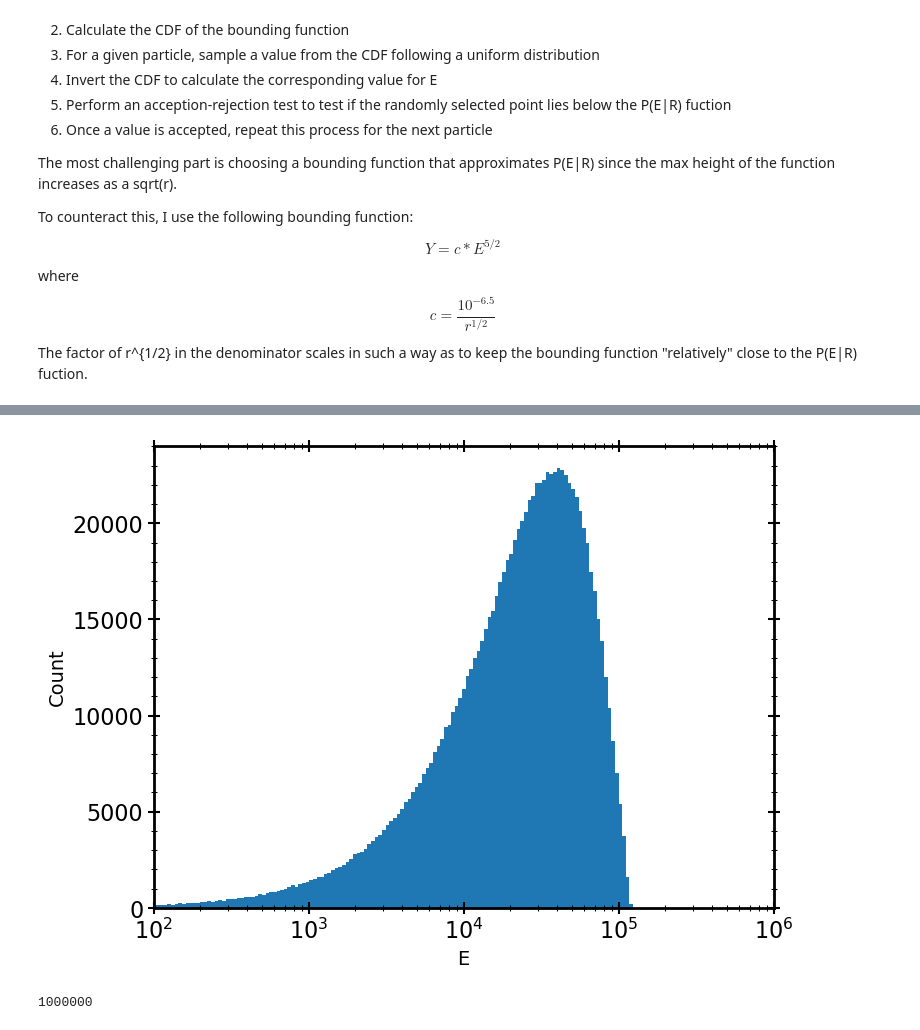
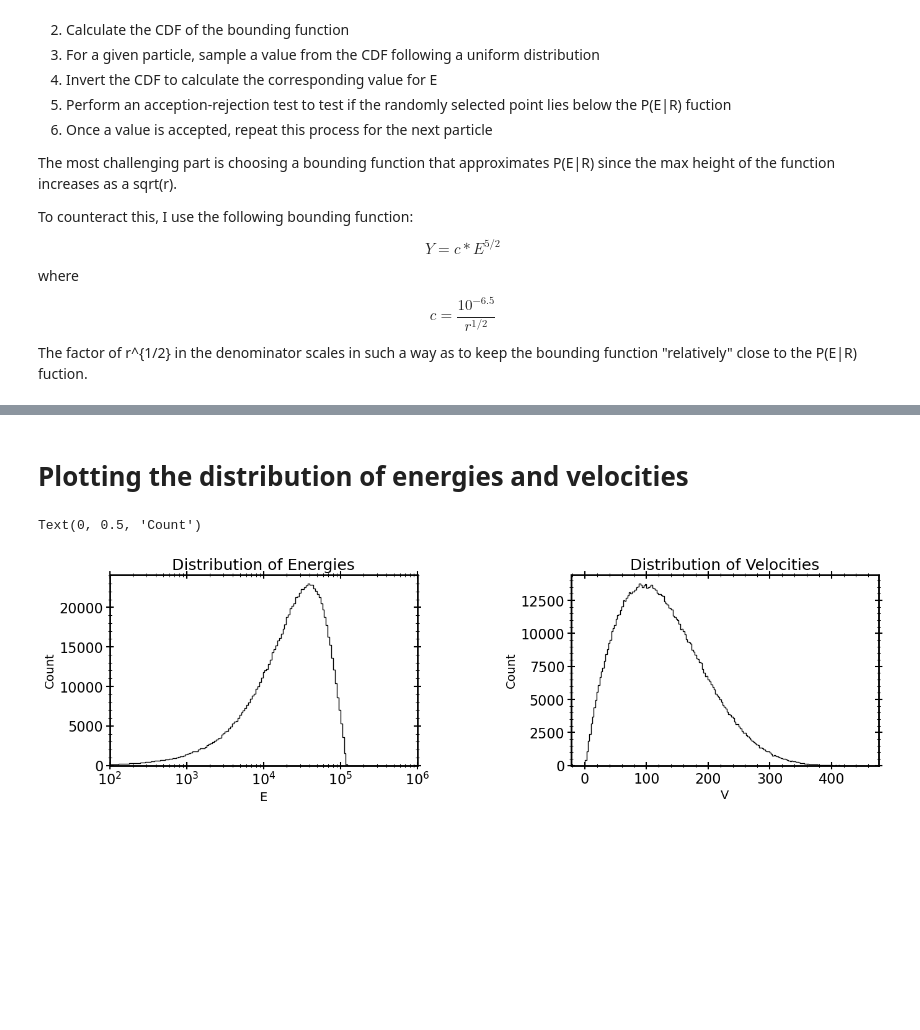
Before and after one commit to carlosajurado/AST384C-Computational-Astrophysics, a Jupyter notebook: HW1.ipynb, the cells around one changed output, grey strips where cells are left out. Saved outputs shown, nothing was run; the diff lists cells and outputs as text; code cells hidden in the pictures; blank space fills up the shorter version.

```diff
--- a/HW1.ipynb
+++ b/HW1.ipynb
@@ -521,14 +527,26 @@ Processed particle 900000, Time elapsed for this iteration: 0.00020 seconds
-# %%
-binning = np.logspace(0, np.log(max(E_sampled)), num=500)
-plt.hist(E_sampled, bins=binning)
-
-plt.xlim(10**2, 10**6)
-plt.xlabel('E')
-plt.ylabel('Count')
-plt.xscale('log')
-# %% [output]
-[figure, removed]
-# %%
-print(len(E_sampled))
-# %% [output]
-1000000
+# %% [markdown]
+# Plotting the distribution of energies and velocities
+# %%
+fig, axs = plt.subplots(1, 2, figsize=(16, 4))
+plt.subplots_adjust(wspace=0.5, hspace=0.3)
+
+
+
+binning = np.logspace(0, np.log(max(E_sampled)), num=500)
+axs[0].hist(E_sampled, bins=binning, color='black', histtype='step')
+axs[0].set_xlim(10**2, 10**6)
+axs[0].set_title('Distribution of Energies')
+axs[0].set_xlabel('E')
+axs[0].set_ylabel('Count')
+axs[0].set_xscale('log')
+
+
+
+
+axs[1].hist(v_arr, bins='scott', color='black', histtype='step')
+axs[1].set_title('Distribution of Velocities')
+axs[1].set_xlabel('V')
+axs[1].set_ylabel('Count')
+# %% [output]
+Text(0, 0.5, 'Count')
+[figure, added]
```
Also changed, not shown: parts of 11 cells of this notebook.
